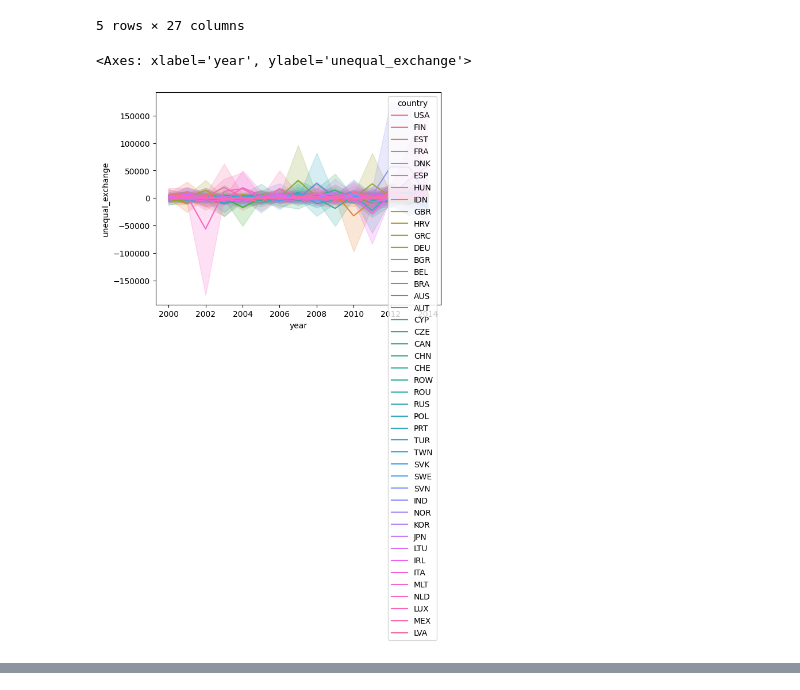
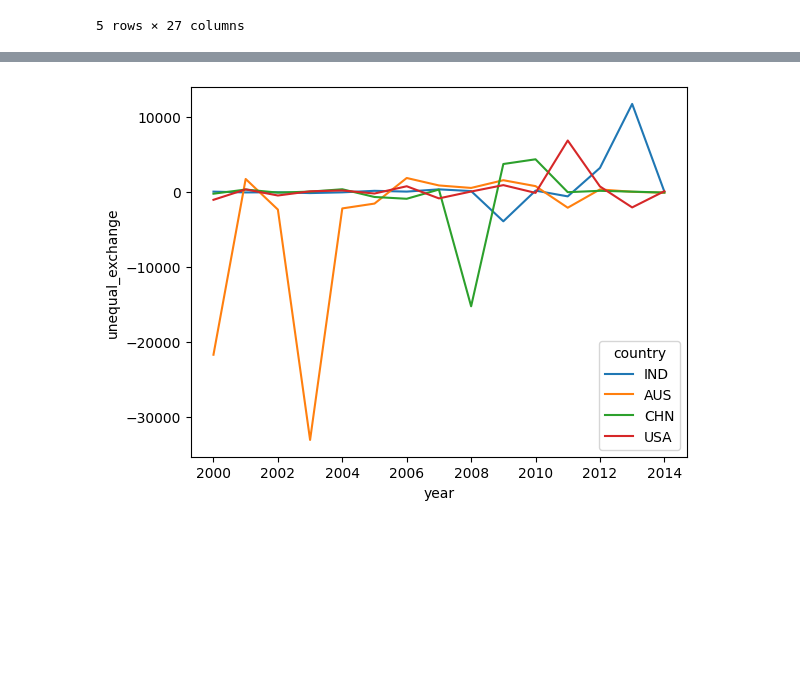
Before and after one commit to kavyajeetbora/ETL_wages, a Jupyter notebook: WIOD.ipynb, the cells around one changed output, grey strips where cells are left out. Cells and saved outputs as stored; diff of their text form; code cells hidden in the pictures; blank space fills up the shorter version.

Commit message:
Add - Filtered unequal exchange plot

```diff
--- a/WIOD.ipynb
+++ b/WIOD.ipynb
@@ -908,8 +908,10 @@ exp_imp_df_sea.head()
 | 3 | 2000 | AUS | B | 12153.045067 | 1882.274569 | 34012.527629 | 0.357311 | ... |
 | 4 | 2000 | AUS | C10-C12 | 19890.488441 | 1459.414899 | 34168.387578 | 0.582131 | ... |
 5 rows × 27 columns
-# %%
-sns.lineplot(x='year', y='unequal_exchange', data=exp_imp_df, hue='country')
-# %% [output]
-<Axes: xlabel='year', ylabel='unequal_exchange'>
-[figure, removed]
+# %%
+%%time
+countries = ['IND','USA','AUS','CHN']
+data_filter = exp_imp_df.loc[(exp_imp_df['country'].isin(countries)) & (exp_imp_df['code']=='A02')].copy()
+ax = sns.lineplot(x='year', y='unequal_exchange', data=data_filter, hue='country')
+# ax.set_ylim(-1000,1000)
+# %% [output]
@@ -915,0 +920 @@ sns.lineplot(x='year', y='unequal_exchange', data=exp_imp_df, hue='country')
+[figure, added]
```
Also changed, not shown: parts of 1 cell of this notebook.
